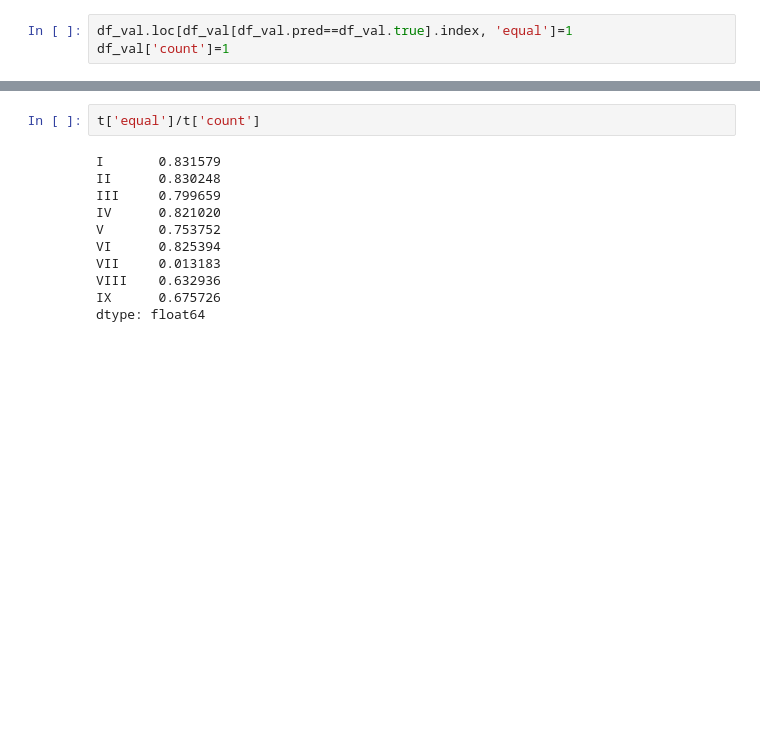
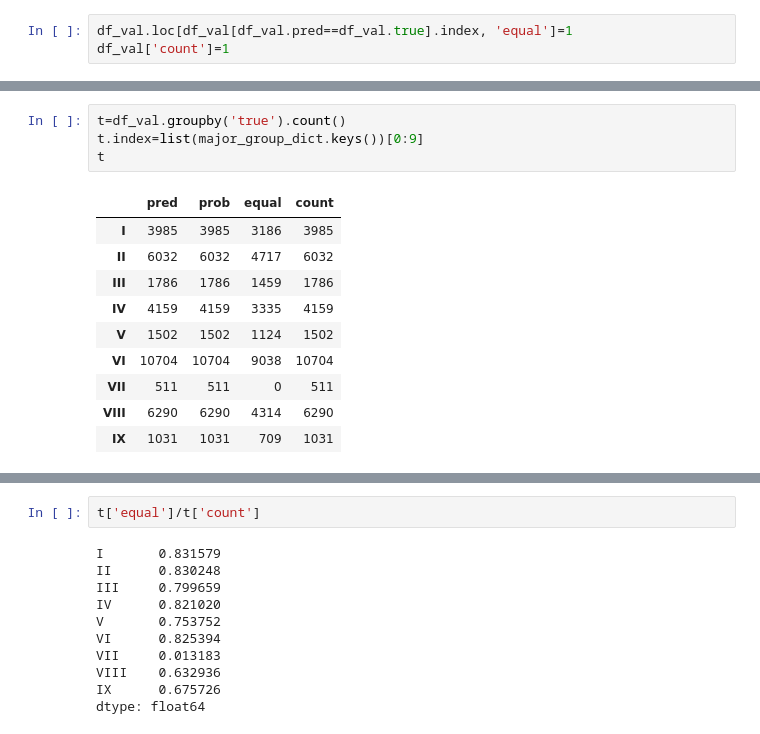
Before and after one commit to ma-ji/npo_classifier, a Jupyter notebook: script/classification_algorithms/NN_broad_cat.ipynb, the cells around one changed output, grey strips where cells are left out. Saved outputs shown, nothing was run; the diff lists cells and outputs as text; blank space fills up the shorter version.

```diff
--- a/script/classification_algorithms/NN_broad_cat.ipynb
+++ b/script/classification_algorithms/NN_broad_cat.ipynb
@@ -538,0 +541,15 @@ t
+# %%
+t=df_val.groupby('true').count()
+t.index=list(major_group_dict.keys())[0:9]
+t
+# %% [output]
+|  | pred | prob | equal | count |
+| I | 3985 | 3985 | 3186 | 3985 |
+| II | 6032 | 6032 | 4717 | 6032 |
+| III | 1786 | 1786 | 1459 | 1786 |
+| IV | 4159 | 4159 | 3335 | 4159 |
+| V | 1502 | 1502 | 1124 | 1502 |
+| VI | 10704 | 10704 | 9038 | 10704 |
+| VII | 511 | 511 | 0 | 511 |
+| VIII | 6290 | 6290 | 4314 | 6290 |
+| IX | 1031 | 1031 | 709 | 1031 |
```
Also changed, not shown: parts of 5 cells of this notebook, 3 other files.
